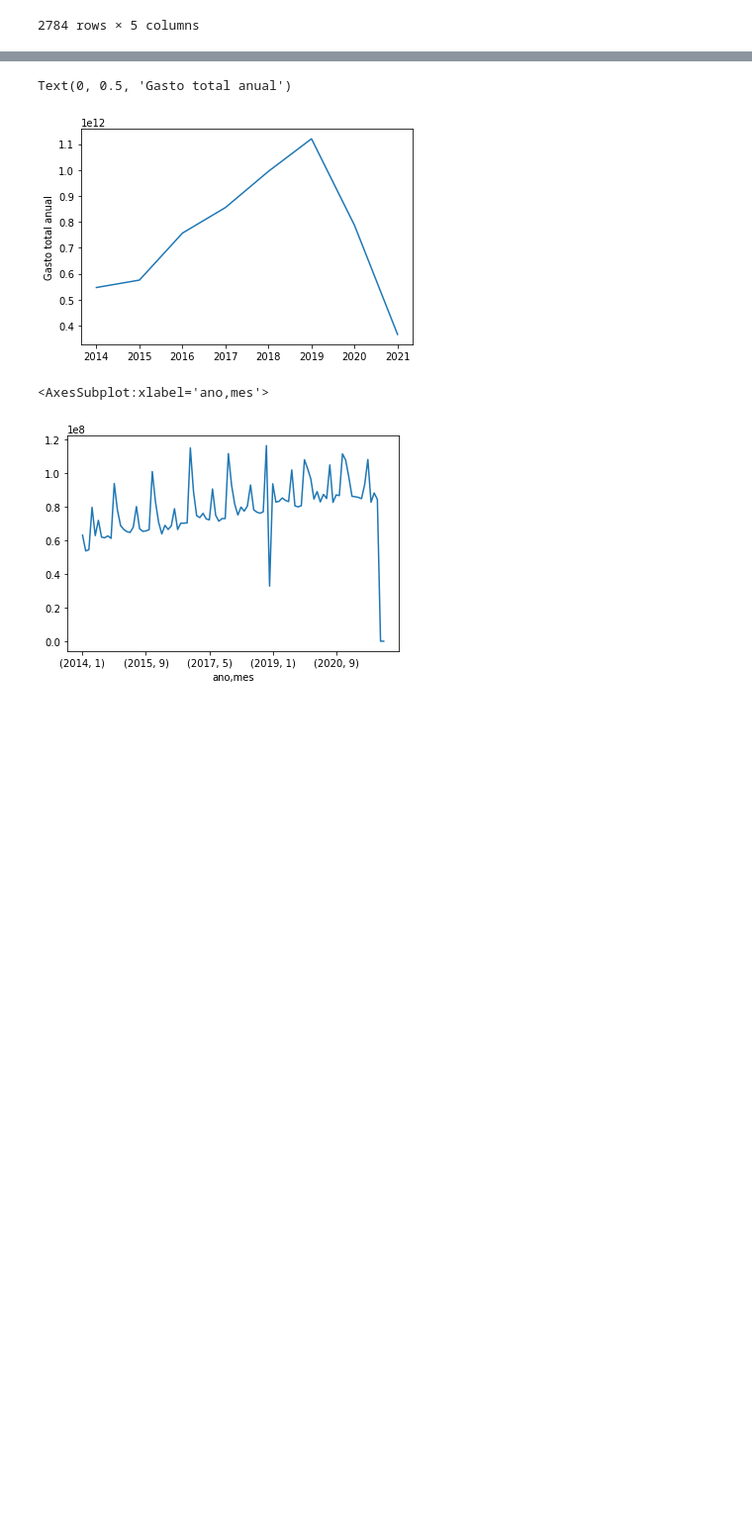
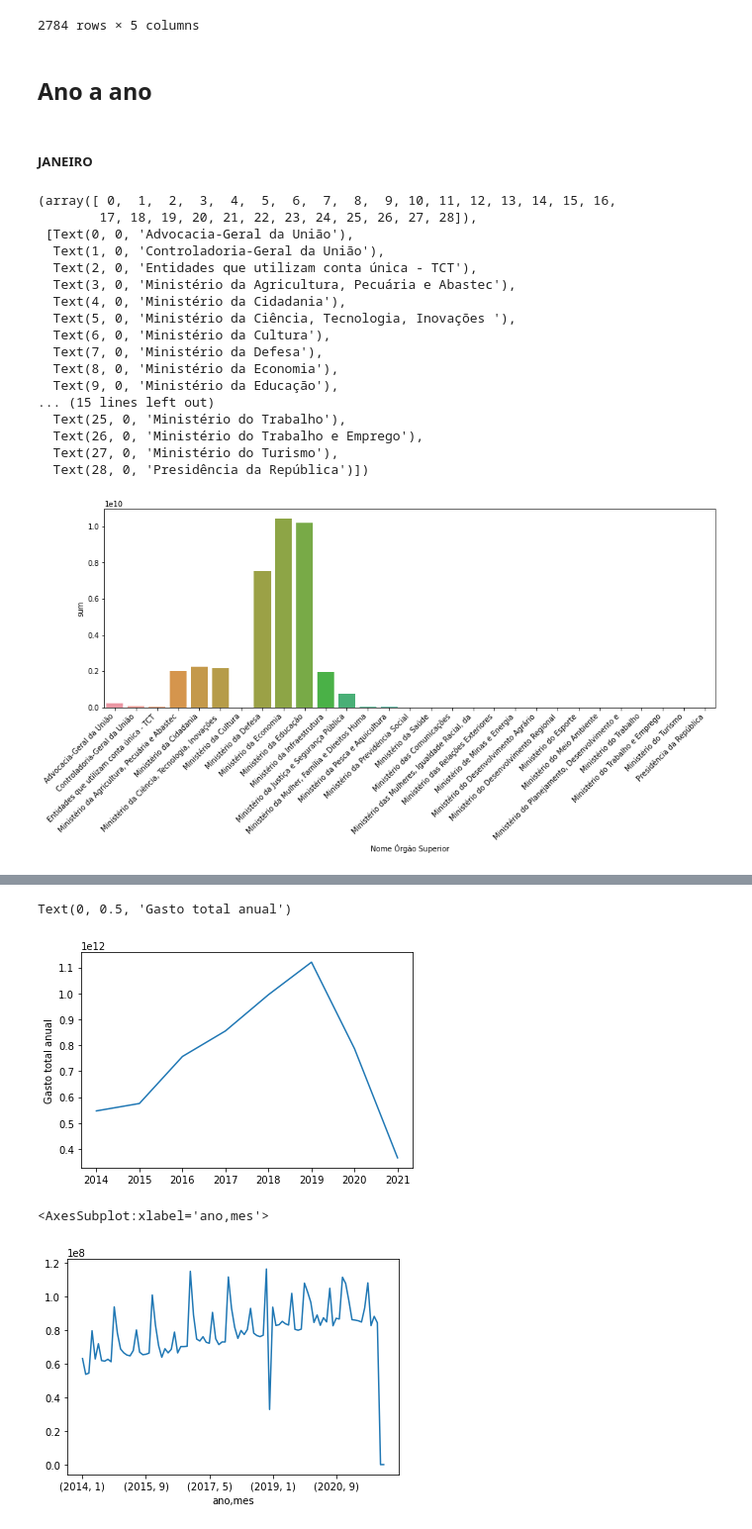
Before and after one commit to ednaelxd/residencia2, a Jupyter notebook: analises_iniciais09.12.ipynb, the cells around one changed output, grey strips where cells are left out. Shown: that part at 99% size. Drawn from its saved outputs; the diff is of its cells as text; code cells hidden in the pictures; blank space fills up the shorter version.

```diff
--- a/analises_iniciais09.12.ipynb
+++ b/analises_iniciais09.12.ipynb
@@ -74,3 +76,7 @@ resumo2
 |  | 12 | Ministério do Turismo | 0.00000 | NaN | NaN | NaN |
 |  | 12 | Presidência da República | 0.00000 | NaN | NaN | NaN |
 2784 rows × 5 columns
+# %% [markdown]
+## Ano a ano
+# %% [markdown]
+##### JANEIRO
@@ -76,0 +85,23 @@ resumo2
+# %%
+plt.figure(figsize=(15,5))
+sns.barplot(x=resumo2.loc[(2014,1),'Nome Órgão Superior'][0:14],y=resumo2.loc[(2014,1),'sum'][0:14])
+plt.xticks(rotation=45, ha='right')
+# %% [output]
+(array([ 0,  1,  2,  3,  4,  5,  6,  7,  8,  9, 10, 11, 12, 13, 14, 15, 16,
+        17, 18, 19, 20, 21, 22, 23, 24, 25, 26, 27, 28]),
+ [Text(0, 0, 'Advocacia-Geral da União'),
+  Text(1, 0, 'Controladoria-Geral da União'),
+  Text(2, 0, 'Entidades que utilizam conta única - TCT'),
+  Text(3, 0, 'Ministério da Agricultura, Pecuária e Abastec'),
+  Text(4, 0, 'Ministério da Cidadania'),
+  Text(5, 0, 'Ministério da Ciência, Tecnologia, Inovações '),
+  Text(6, 0, 'Ministério da Cultura'),
+  Text(7, 0, 'Ministério da Defesa'),
+  Text(8, 0, 'Ministério da Economia'),
+  Text(9, 0, 'Ministério da Educação'),
+... (15 lines left out)
+  Text(25, 0, 'Ministério do Trabalho'),
+  Text(26, 0, 'Ministério do Trabalho e Emprego'),
+  Text(27, 0, 'Ministério do Turismo'),
+  Text(28, 0, 'Presidência da República')])
+[figure, added]
```
Also changed, not shown: parts of 17 cells of this notebook.
